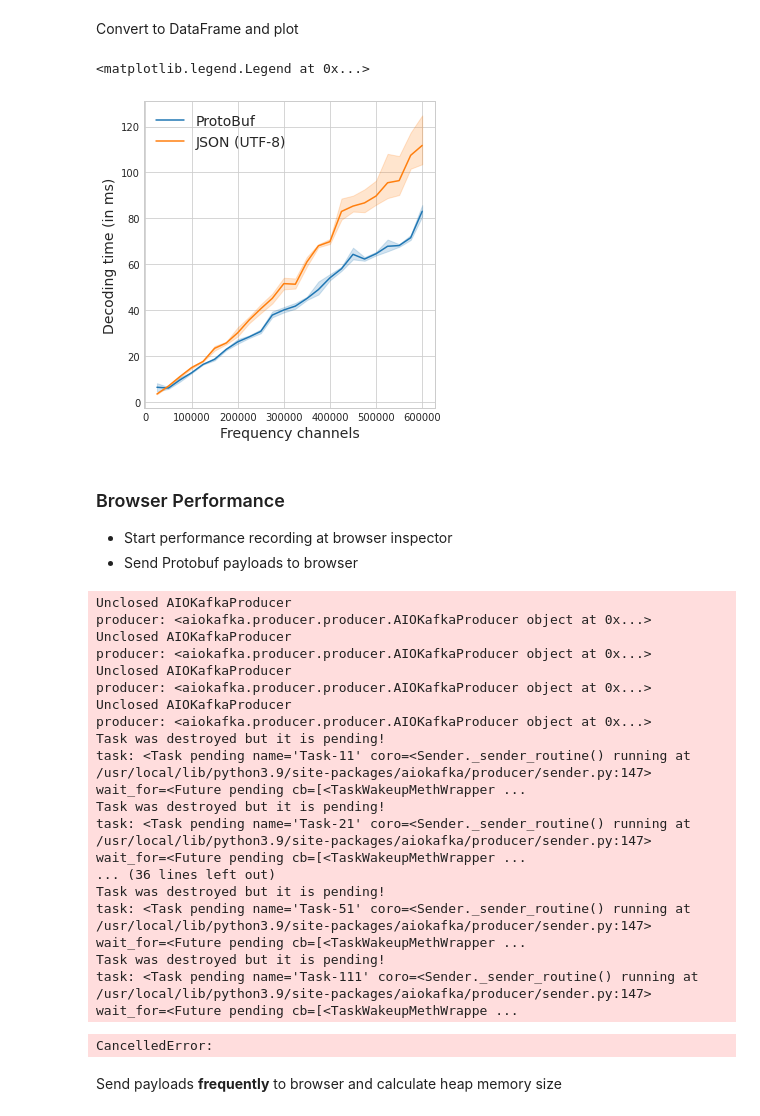
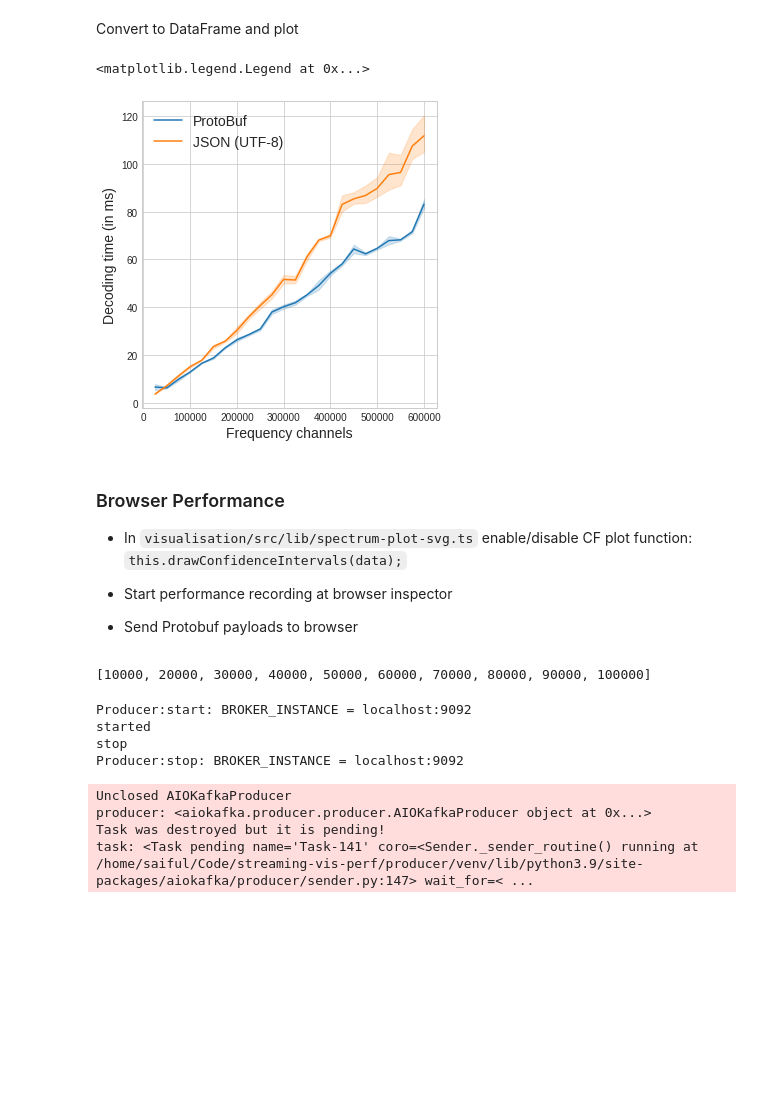
Before and after one commit to saifulkhan/streaming-vis-perf, a Jupyter notebook: producer/src/spectrum_benchmark.ipynb, the cells around one changed output. Saved outputs shown, nothing was run; the diff lists cells and outputs as text; code cells hidden in the pictures; blank space fills up the shorter version.

```diff
--- a/producer/src/spectrum_benchmark.ipynb
+++ b/producer/src/spectrum_benchmark.ipynb
@@ -82,9 +82,9 @@ plt.legend(fontsize=14)
 Send each Protobuf payload 10 times and collect decoding/deserialisation time.
 # %%
 channels = []
-num_iter = 2
+num_iter = 10
 
-for channel in range(25000, 200000, 50000):
+for channel in range(25000, 610000, 25000):
     channels.append(channel)
 
 print(f'channels = {channels}')
@@ -122,6 +122,9 @@ idx = 3, channels[idx] = 175000
 produce: sent, response = RecordMetadata(topic='protobuf_spectrum', partition=0, topic_partition=TopicPartition(topic='protobuf_spectrum', partition=0), offset=15, timestamp=1656003365558, timestamp_t ...
 # %% [markdown]
 Results
+# %%
+channels = list(range(25000, 610000, 25000))
+num_iter = 10
 # %%
 protobuf_decoding_time = [
     9.300000000745058,
@@ -677,53 +680,47 @@ for channel in channels:
 
 df = pd.DataFrame(_df)
 # %%
-# create dataframe
-df = gp.to_df_spectrum_decoding_stat(
-    num_iter, channels, protobuf_decoding_time, utf_decoding_time
-)
-
-
 # plot
 plt.style.use("seaborn-whitegrid")
 fig = plt.figure(figsize=(5, 5), tight_layout=True)
 
 p = sns.lineplot(data=df, x="Channel", y="Time", hue="Encoding")
 
 p.set_xlabel("Frequency channels", fontsize=14)
 p.set_ylabel(f"Decoding time (in ms)", fontsize=14)
 plt.legend(fontsize=14)
 # %% [output]
 <matplotlib.legend.Legend at 0x...>
-[figure, old version]
+[figure, new version]
 # %% [markdown]
 ### Browser Performance
+
+- In `visualisation/src/lib/spectrum-plot-svg.ts` enable/disable CF plot function: `this.drawConfidenceIntervals(data);`
+
 - Start performance recording at browser inspector
 - Send Protobuf payloads to browser
+# %%
+print(list(range(10000, 110000, 10000)))
+# 20000, 220000, 20000
+# %% [output]
+[10000, 20000, 30000, 40000, 50000, 60000, 70000, 80000, 90000, 100000]
 # %%
-import producer
+await producer.start();
+sleep(1); print(f"started")
 
-for channel in range(25000, 610000, 25000):
+for channel in range(10000, 110000, 10000):
     sleep(1)
-    payload, _ = gp.spectrum_protobuf(channel)
-    await producer.produce(payload, "spectrum-protobuf")
+    payload, _ = payload_generator.spectrum_protobuf(channel)
+    res = await producer.produce(payload, f'{Protocol.PROTOBUF}_{MessageTopic.SPECTRUM}')
+
+sleep(1); print(f"stop")
+await producer.stop()
 # %% [output]
-Unclosed AIOKafkaProducer
-producer: <aiokafka.producer.producer.AIOKafkaProducer object at 0x...>
-Unclosed AIOKafkaProducer
-producer: <aiokafka.producer.producer.AIOKafkaProducer object at 0x...>
-Unclosed AIOKafkaProducer
-producer: <aiokafka.producer.producer.AIOKafkaProducer object at 0x...>
-Unclosed AIOKafkaProducer
-producer: <aiokafka.producer.producer.AIOKafkaProducer object at 0x...>
-Task was destroyed but it is pending!
-task: <Task pending name='Task-11' coro=<Sender._sender_routine() running at /usr/local/lib/python3.9/site-packages/aiokafka/producer/sender.py:147> wait_for=<Future pending cb=[<TaskWakeupMethWrapper ...
-Task was destroyed but it is pending!
-task: <Task pending name='Task-21' coro=<Sender._sender_routine() running at /usr/local/lib/python3.9/site-packages/aiokafka/producer/sender.py:147> wait_for=<Future pending cb=[<TaskWakeupMethWrapper ...
-... (36 lines left out)
-Task was destroyed but it is pending!
-task: <Task pending name='Task-51' coro=<Sender._sender_routine() running at /usr/local/lib/python3.9/site-packages/aiokafka/producer/sender.py:147> wait_for=<Future pending cb=[<TaskWakeupMethWrapper ...
-Task was destroyed but it is pending!
-task: <Task pending name='Task-111' coro=<Sender._sender_routine() running at /usr/local/lib/python3.9/site-packages/aiokafka/producer/sender.py:147> wait_for=<Future pending cb=[<TaskWakeupMethWrappe ...
+Producer:start: BROKER_INSTANCE = localhost:9092
+started
+stop
+Producer:stop: BROKER_INSTANCE = localhost:9092
-CancelledError:
+Unclosed AIOKafkaProducer
+producer: <aiokafka.producer.producer.AIOKafkaProducer object at 0x...>
+Task was destroyed but it is pending!
+task: <Task pending name='Task-141' coro=<Sender._sender_routine() running at /home/saiful/Code/streaming-vis-perf/producer/venv/lib/python3.9/site-packages/aiokafka/producer/sender.py:147> wait_for=< ...
-# %% [markdown]
-Send payloads **frequently** to browser and calculate heap memory size
```
Also changed, not shown: parts of 4 cells of this notebook, 6 other files.
